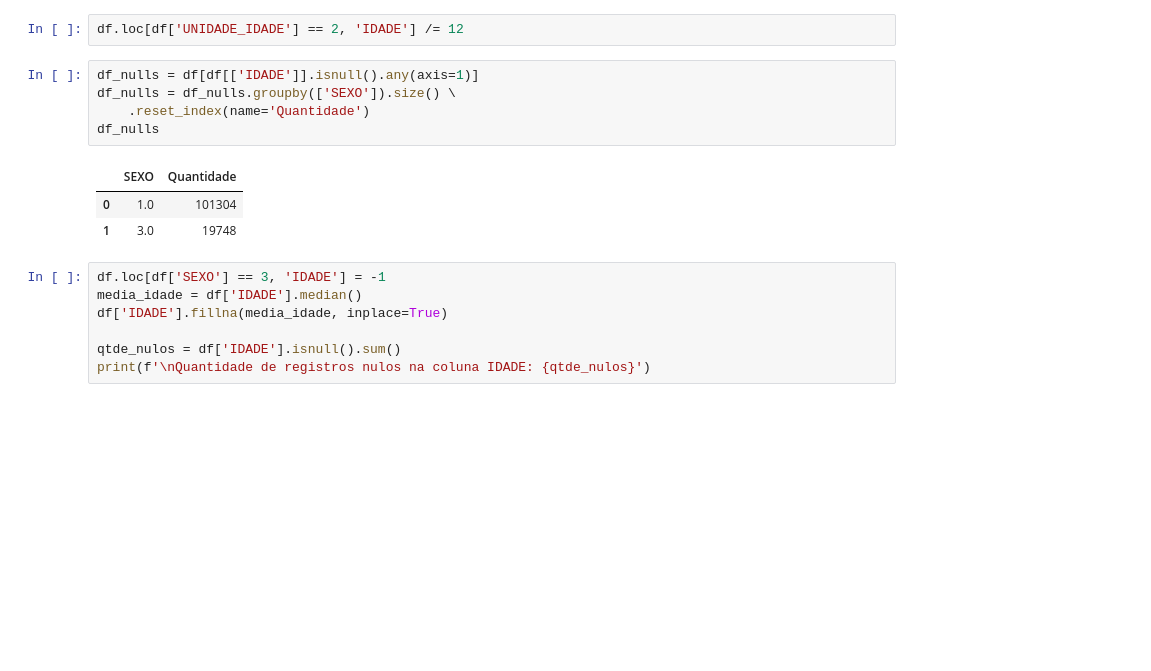
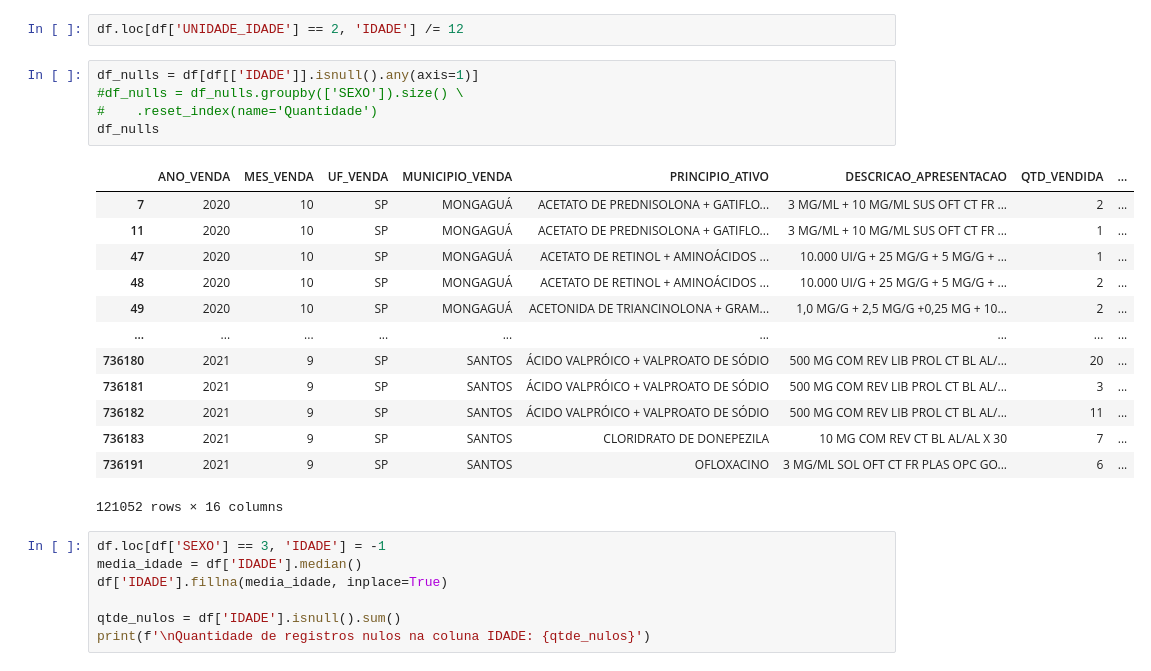
Before and after one commit to emso-exe/Venda_de_medicamentos_controlados_e_antimicrobianos_-_industrializados, a Jupyter notebook: 001_analise_de_vendas.ipynb, the cells around one changed output. Cells and saved outputs as stored; diff of their text form; blank space fills up the shorter version.

```diff
--- a/001_analise_de_vendas.ipynb
+++ b/001_analise_de_vendas.ipynb
@@ -278,13 +253,23 @@ Quantidade de registros nulos na coluna SEXO: 0
 df.loc[df['UNIDADE_IDADE'] == 2, 'IDADE'] /= 12
 # %%
 df_nulls = df[df[['IDADE']].isnull().any(axis=1)]
-df_nulls = df_nulls.groupby(['SEXO']).size() \
-    .reset_index(name='Quantidade')
+#df_nulls = df_nulls.groupby(['SEXO']).size() \
+#    .reset_index(name='Quantidade')
 df_nulls
 # %% [output]
-|  | SEXO | Quantidade |
-| 0 | 1.0 | 101304 |
-| 1 | 3.0 | 19748 |
+|  | ANO_VENDA | MES_VENDA | UF_VENDA | MUNICIPIO_VENDA | PRINCIPIO_ATIVO | DESCRICAO_APRESENTACAO | QTD_VENDIDA | ... |
+| 7 | 2020 | 10 | SP | MONGAGUÁ | ACETATO DE PREDNISOLONA + GATIFLO... | 3 MG/ML + 10 MG/ML SUS OFT CT FR ... | 2 | ... |
+| 11 | 2020 | 10 | SP | MONGAGUÁ | ACETATO DE PREDNISOLONA + GATIFLO... | 3 MG/ML + 10 MG/ML SUS OFT CT FR ... | 1 | ... |
+| 47 | 2020 | 10 | SP | MONGAGUÁ | ACETATO DE RETINOL + AMINOÁCIDOS ... | 10.000 UI/G + 25 MG/G + 5 MG/G + ... | 1 | ... |
+| 48 | 2020 | 10 | SP | MONGAGUÁ | ACETATO DE RETINOL + AMINOÁCIDOS ... | 10.000 UI/G + 25 MG/G + 5 MG/G + ... | 2 | ... |
+| 49 | 2020 | 10 | SP | MONGAGUÁ | ACETONIDA DE TRIANCINOLONA + GRAM... | 1,0 MG/G + 2,5 MG/G +0,25 MG + 10... | 2 | ... |
+| ... | ... | ... | ... | ... | ... | ... | ... | ... |
+| 736180 | 2021 | 9 | SP | SANTOS | ÁCIDO VALPRÓICO + VALPROATO DE SÓDIO | 500 MG COM REV LIB PROL CT BL AL/... | 20 | ... |
+| 736181 | 2021 | 9 | SP | SANTOS | ÁCIDO VALPRÓICO + VALPROATO DE SÓDIO | 500 MG COM REV LIB PROL CT BL AL/... | 3 | ... |
+| 736182 | 2021 | 9 | SP | SANTOS | ÁCIDO VALPRÓICO + VALPROATO DE SÓDIO | 500 MG COM REV LIB PROL CT BL AL/... | 11 | ... |
+| 736183 | 2021 | 9 | SP | SANTOS | CLORIDRATO DE DONEPEZILA | 10 MG COM REV CT BL AL/AL X 30 | 7 | ... |
+| 736191 | 2021 | 9 | SP | SANTOS | OFLOXACINO | 3 MG/ML SOL OFT CT FR PLAS OPC GO... | 6 | ... |
+121052 rows × 16 columns
 # %%
 df.loc[df['SEXO'] == 3, 'IDADE'] = -1
 media_idade = df['IDADE'].median()
```
Also changed, not shown: parts of 35 cells of this notebook.
